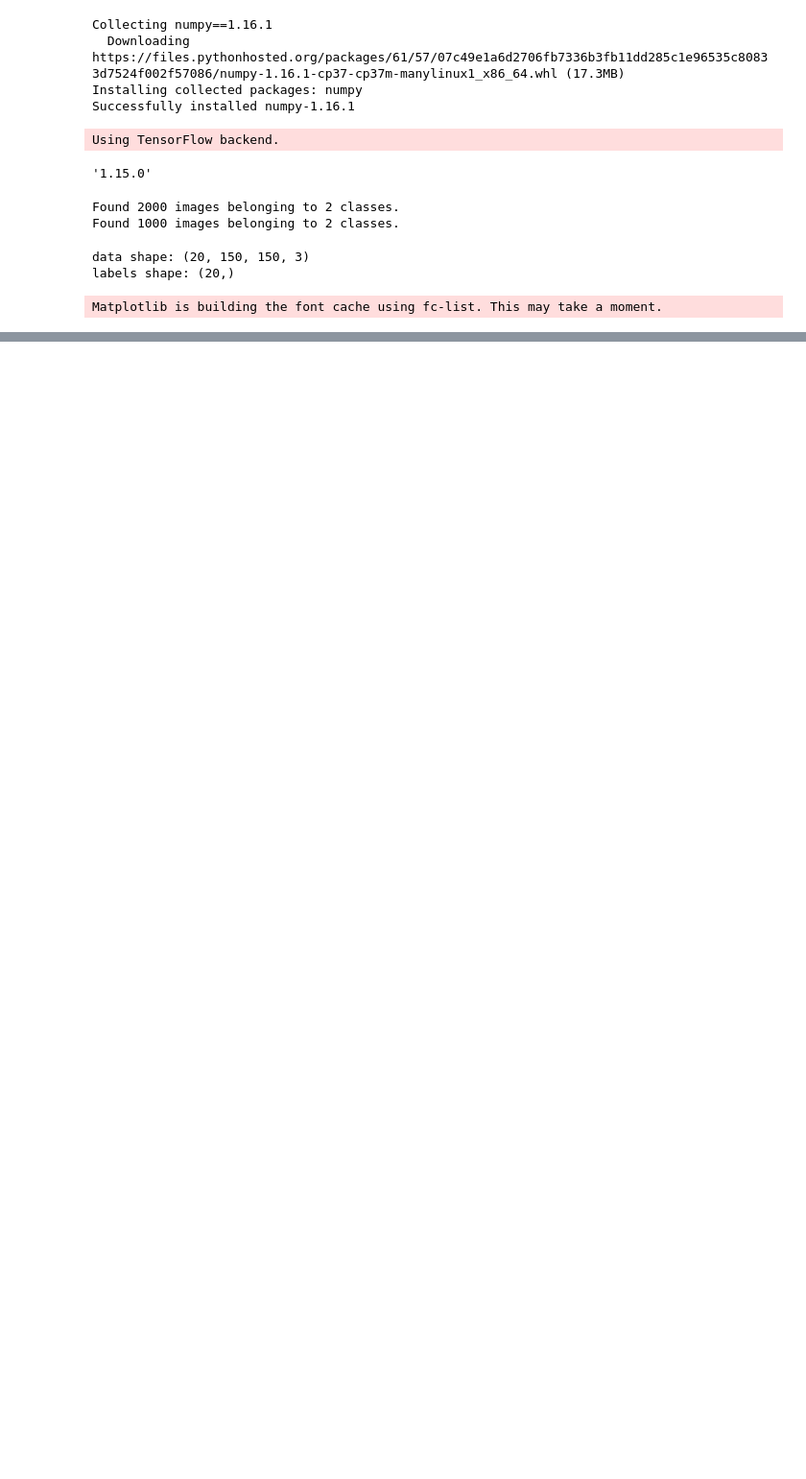
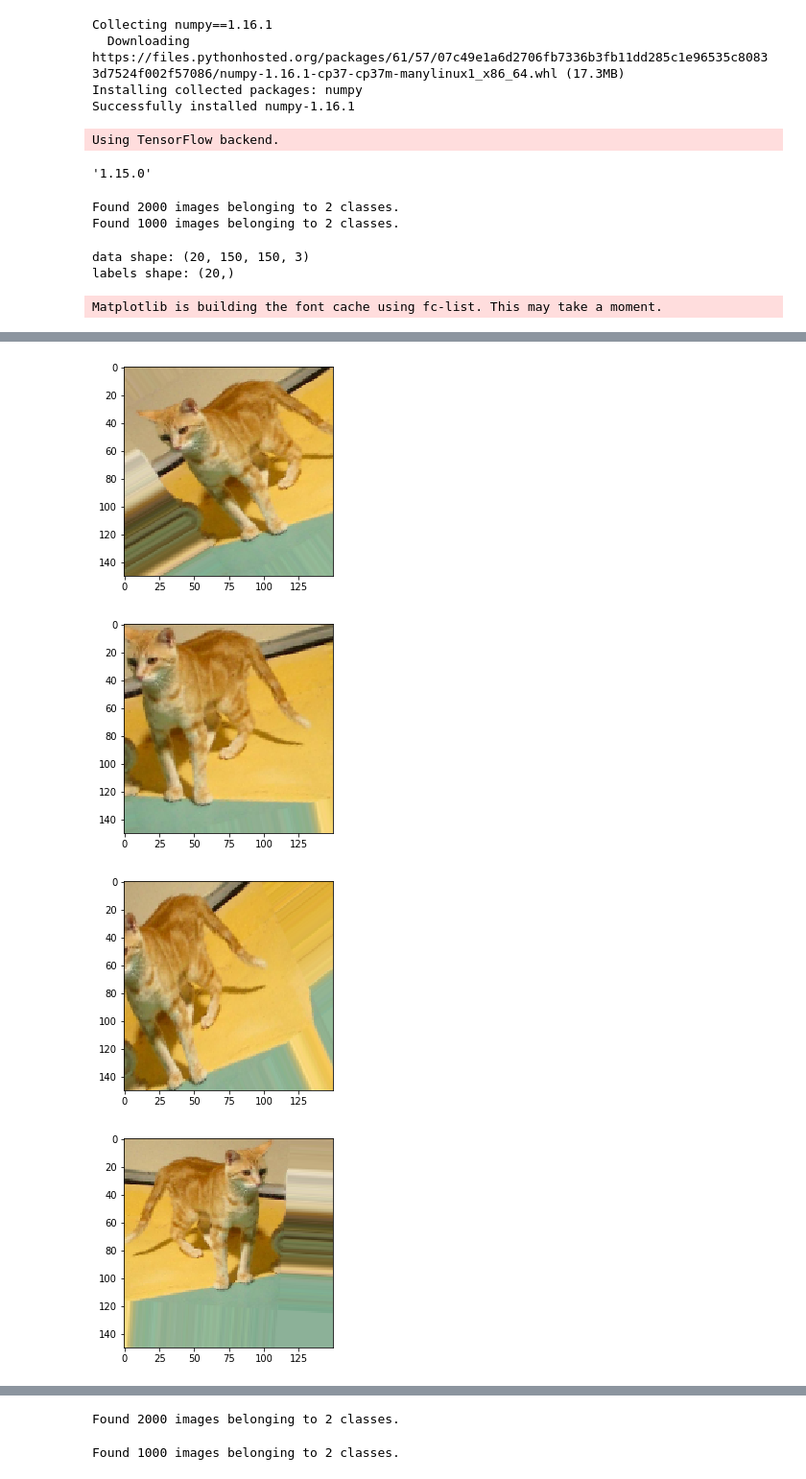
Before and after one commit to prwlnght/ml-tidbits, a Jupyter notebook: keras_book_review/s_cats_dogs.ipynb, the cells around one changed output, grey strips where cells are left out. Shown: that part at 96% size. Cells and saved outputs as stored; diff of their text form; code cells hidden in the pictures; blank space fills up the shorter version.

Commit message:
data augmentation model is successful

```diff
--- a/keras_book_review/s_cats_dogs.ipynb
+++ b/keras_book_review/s_cats_dogs.ipynb
@@ -83,0 +92,31 @@ plt.figure()
+# %%
+#trying image augmentation techniques
+datagen = ImageDataGenerator(
+        rotation_range=40,
+width_shift_range=0.2,
+height_shift_range=0.2,
+shear_range=0.2,
+zoom_range=0.2,
+horizontal_flip=True,
+fill_mode='nearest')
+# %%
+#visualize your images
+from keras.preprocessing import image
+fnames = [os.path.join(train_dir, 'cats', fname) for fname in os.listdir(os.path.join(train_dir, 'cats'))]
+img = image.load_img(img_path, target_size=(150,150))
+img_path = fnames[16]
+x = image.img_to_array(img)
+x=x.reshape((1,) + x.shape)
+i = 0
+for batch in datagen.flow(x, batch_size=1):
+    plt.figure(i)
+    imgplot=plt.imshow(image.array_to_img(batch[0]))
+    i += 1
+    if i%8 == 0:
+        break
+plt.show()
+# %% [output]
+[figure, added]
+[figure, added]
+[figure, added]
+[figure, added]
@@ -83,0 +146,17 @@ plt.figure()
+# %%
+train_datagen = ImageDataGenerator(
+    rescale=1./255,
+    rotation_range=40,
+    width_shift_range=0.2,
+    height_shift_range=0.2,
+    shear_range=0.2,
+    zoom_range=0.2,
+    horizontal_flip=True,)
+test_datagen = ImageDataGenerator(rescale=1./255)
+train_generator = train_datagen.flow_from_directory(train_dir, target_size=(150,150), batch_size=32, class_mode='binary')
+# %% [output]
+Found 2000 images belonging to 2 classes.
+# %%
+validation_generator = test_datagen.flow_from_directory(validation_dir, target_size=(150, 150), batch_size=32, class_mode='binary')
+# %% [output]
+Found 1000 images belonging to 2 classes.
```
Also changed, not shown: parts of 7 cells of this notebook, 1 other file.
